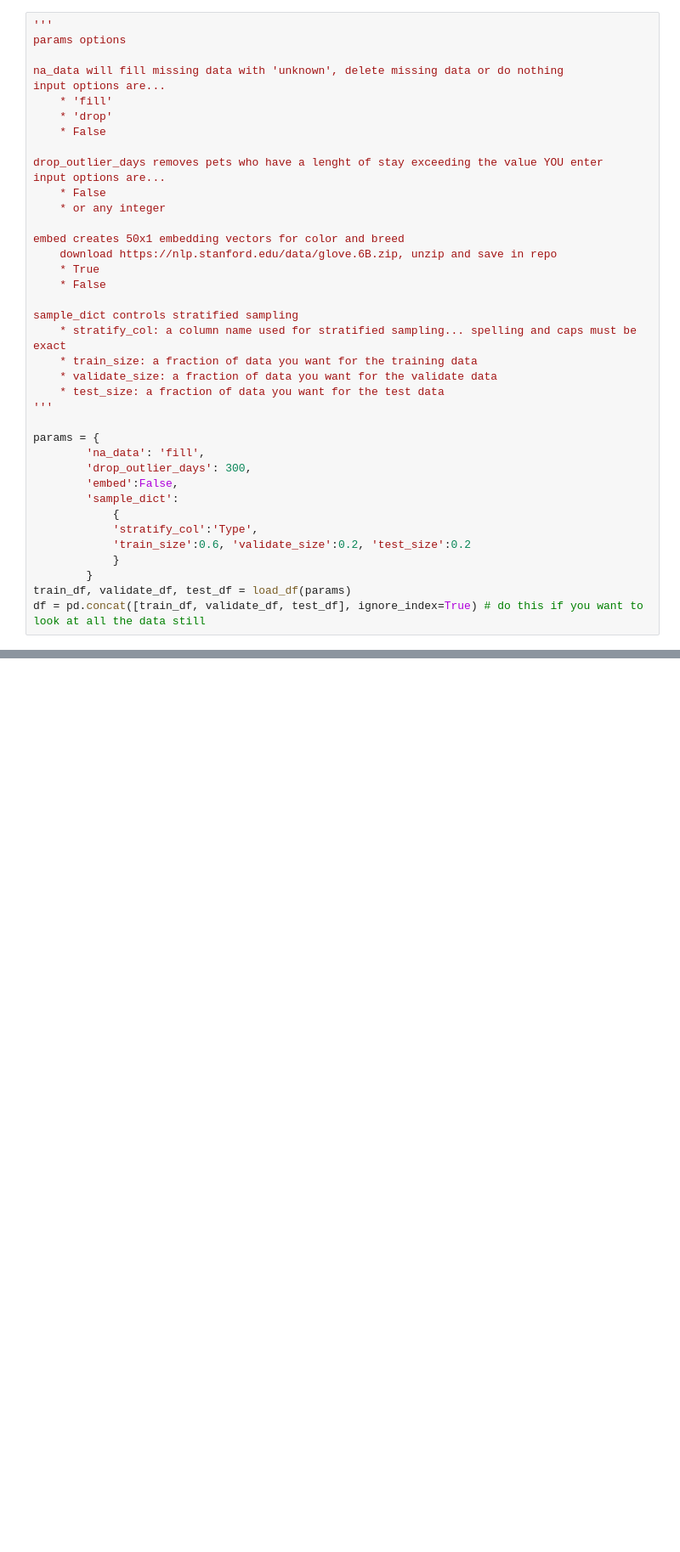
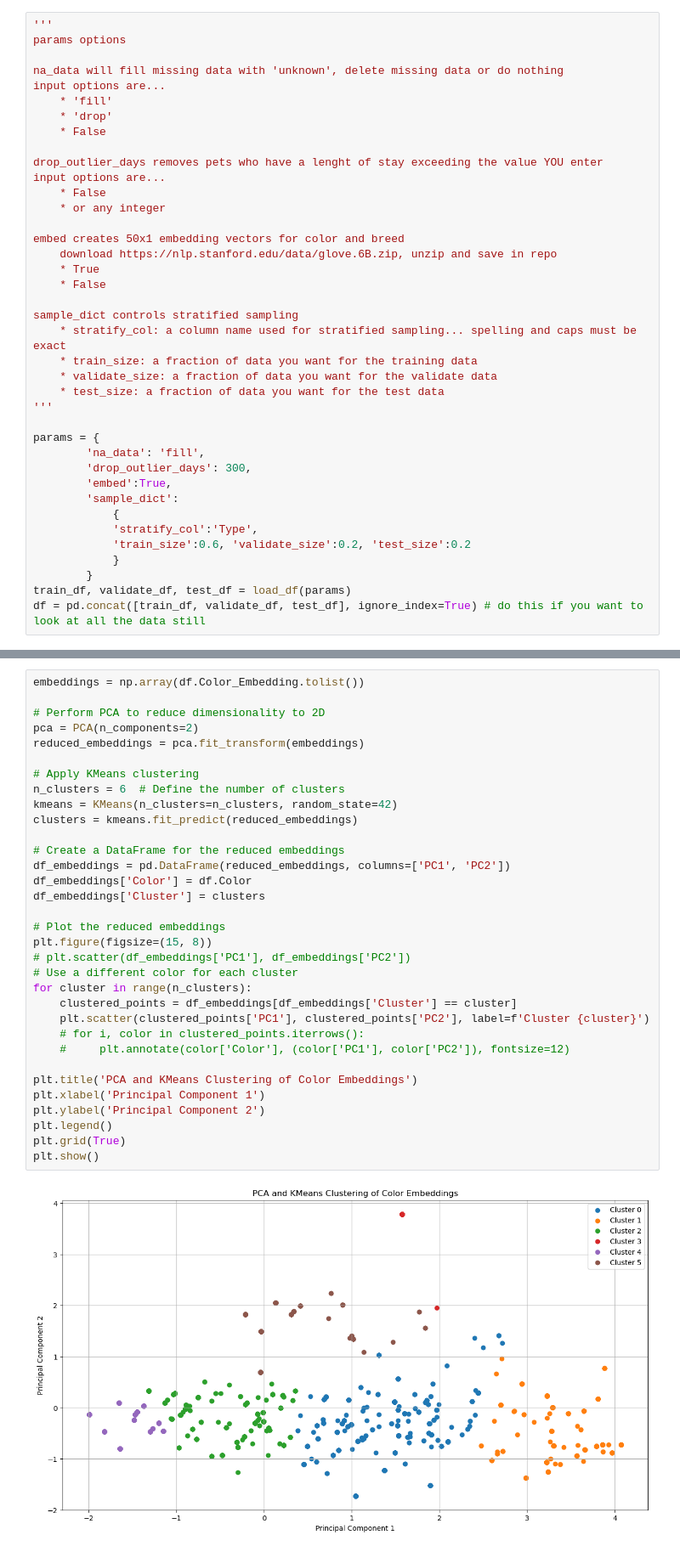
Before and after one commit to robchimel/pawpulation-forecast, a Jupyter notebook: plots.ipynb, the cells around one changed output, grey strips where cells are left out. Shown: that part at 85% size. Cells and saved outputs as stored; diff of their text form; blank space fills up the shorter version.

Commit message:
plots with kmeans and cos similarity

```diff
--- a/plots.ipynb
+++ b/plots.ipynb
@@ -33,7 +36,7 @@ sample_dict controls stratified sampling
 params = {
         'na_data': 'fill',
         'drop_outlier_days': 300,
-        'embed':False,
+        'embed':True,
         'sample_dict':
             {
             'stratify_col':'Type',
@@ -362,3 +365,38 @@ plt.yticks(fontsize=12)
 plt.grid(True)
 # %% [output]
 [figure]
+# %%
+embeddings = np.array(df.Color_Embedding.tolist())
+
+# Perform PCA to reduce dimensionality to 2D
+pca = PCA(n_components=2)
+reduced_embeddings = pca.fit_transform(embeddings)
+
+# Apply KMeans clustering
+n_clusters = 6  # Define the number of clusters
+kmeans = KMeans(n_clusters=n_clusters, random_state=42)
+clusters = kmeans.fit_predict(reduced_embeddings)
+
+# Create a DataFrame for the reduced embeddings
+df_embeddings = pd.DataFrame(reduced_embeddings, columns=['PC1', 'PC2'])
+df_embeddings['Color'] = df.Color
+df_embeddings['Cluster'] = clusters
+
+# Plot the reduced embeddings
+plt.figure(figsize=(15, 8))
+# plt.scatter(df_embeddings['PC1'], df_embeddings['PC2'])
+# Use a different color for each cluster
+for cluster in range(n_clusters):
+    clustered_points = df_embeddings[df_embeddings['Cluster'] == cluster]
+    plt.scatter(clustered_points['PC1'], clustered_points['PC2'], label=f'Cluster {cluster}')
+    # for i, color in clustered_points.iterrows():
+    #     plt.annotate(color['Color'], (color['PC1'], color['PC2']), fontsize=12)
+
+plt.title('PCA and KMeans Clustering of Color Embeddings')
+plt.xlabel('Principal Component 1')
+plt.ylabel('Principal Component 2')
+plt.legend()
+plt.grid(True)
+plt.show()
+# %% [output]
+[figure, added]
```
Also changed, not shown: parts of 2 cells of this notebook, 1 other file.
